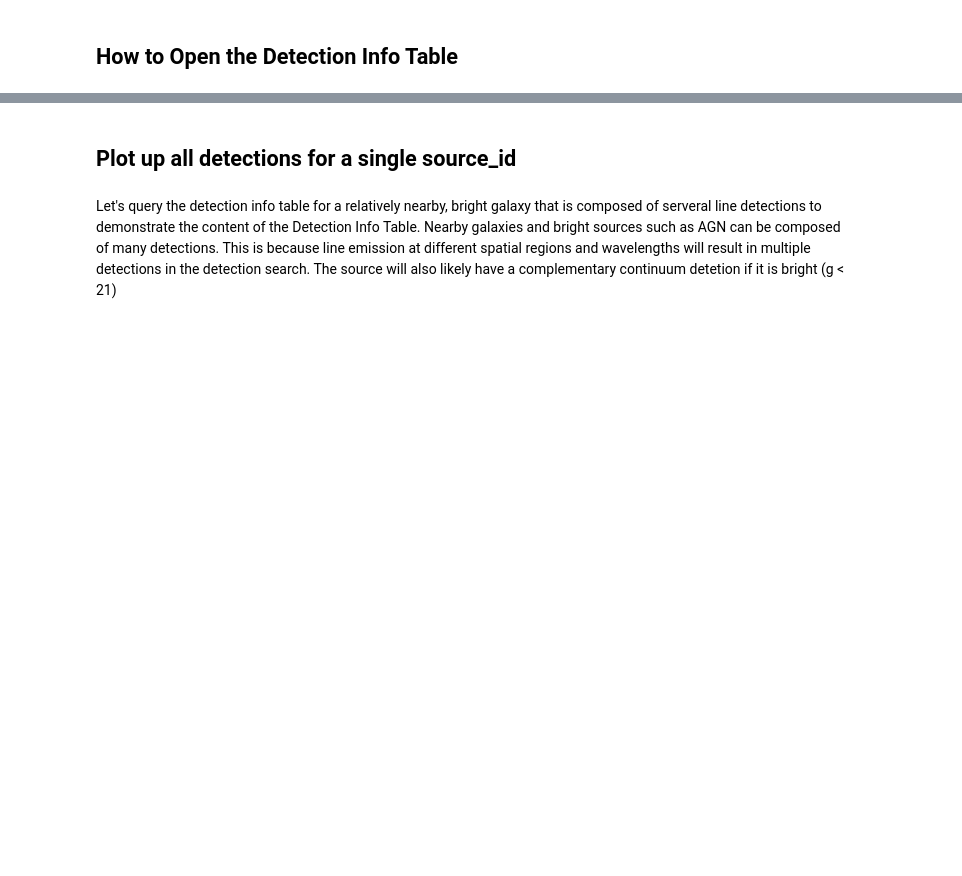
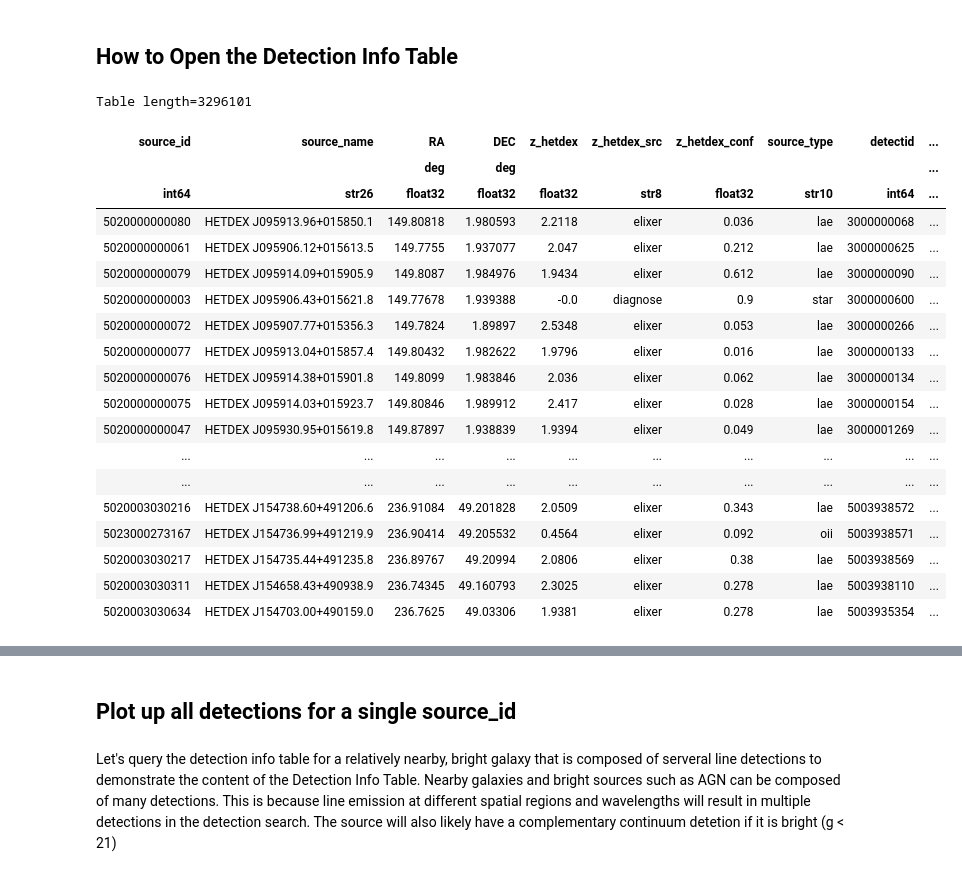
Before and after one commit to HETDEX/dexcube, a Jupyter notebook: notebooks/10-HETDEX-Source-Catalog.ipynb, the cells around one changed output, grey strips where cells are left out. Saved outputs shown, nothing was run; the diff lists cells and outputs as text; code cells hidden in the pictures; blank space fills up the shorter version.

```diff
--- a/notebooks/10-HETDEX-Source-Catalog.ipynb
+++ b/notebooks/10-HETDEX-Source-Catalog.ipynb
@@ -185,6 +185,29 @@ Text(0.5, 1.0, 'HETDEX J144051.41+520545.3  source_id=5020000432307')
 # %%
 det_table = Table.read(op.join(path_to_cat, 'hetdex_sc2_detinfo_{}.fits'.format(version)))
 det_table.convert_bytestring_to_unicode()
+# %%
+det_table
+# %% [output]
+Table length=3296101
+| source_id | source_name | RA | DEC | z_hetdex | z_hetdex_src | z_hetdex_conf | source_type | detectid | ... |
+|  |  | deg | deg |  |  |  |  |  | ... |
+| int64 | str26 | float32 | float32 | float32 | str8 | float32 | str10 | int64 | ... |
+| 5020000000080 | HETDEX J095913.96+015850.1 | 149.80818 | 1.980593 | 2.2118 | elixer | 0.036 | lae | 3000000068 | ... |
+| 5020000000061 | HETDEX J095906.12+015613.5 | 149.7755 | 1.937077 | 2.047 | elixer | 0.212 | lae | 3000000625 | ... |
+| 5020000000079 | HETDEX J095914.09+015905.9 | 149.8087 | 1.984976 | 1.9434 | elixer | 0.612 | lae | 3000000090 | ... |
+| 5020000000003 | HETDEX J095906.43+015621.8 | 149.77678 | 1.939388 | -0.0 | diagnose | 0.9 | star | 3000000600 | ... |
+| 5020000000072 | HETDEX J095907.77+015356.3 | 149.7824 | 1.89897 | 2.5348 | elixer | 0.053 | lae | 3000000266 | ... |
+| 5020000000077 | HETDEX J095913.04+015857.4 | 149.80432 | 1.982622 | 1.9796 | elixer | 0.016 | lae | 3000000133 | ... |
+| 5020000000076 | HETDEX J095914.38+015901.8 | 149.8099 | 1.983846 | 2.036 | elixer | 0.062 | lae | 3000000134 | ... |
+| 5020000000075 | HETDEX J095914.03+015923.7 | 149.80846 | 1.989912 | 2.417 | elixer | 0.028 | lae | 3000000154 | ... |
+| 5020000000047 | HETDEX J095930.95+015619.8 | 149.87897 | 1.938839 | 1.9394 | elixer | 0.049 | lae | 3000001269 | ... |
+| ... | ... | ... | ... | ... | ... | ... | ... | ... | ... |
+| ... | ... | ... | ... | ... | ... | ... | ... | ... | ... |
+| 5020003030216 | HETDEX J154738.60+491206.6 | 236.91084 | 49.201828 | 2.0509 | elixer | 0.343 | lae | 5003938572 | ... |
+| 5023000273167 | HETDEX J154736.99+491219.9 | 236.90414 | 49.205532 | 0.4564 | elixer | 0.092 | oii | 5003938571 | ... |
+| 5020003030217 | HETDEX J154735.44+491235.8 | 236.89767 | 49.20994 | 2.0806 | elixer | 0.38 | lae | 5003938569 | ... |
+| 5020003030311 | HETDEX J154658.43+490938.9 | 236.74345 | 49.160793 | 2.3025 | elixer | 0.278 | lae | 5003938110 | ... |
+| 5020003030634 | HETDEX J154703.00+490159.0 | 236.7625 | 49.03306 | 1.9381 | elixer | 0.278 | lae | 5003935354 | ... |
 # %%
 # Column Info
 
```
Also changed, not shown: parts of 9 cells of this notebook.
